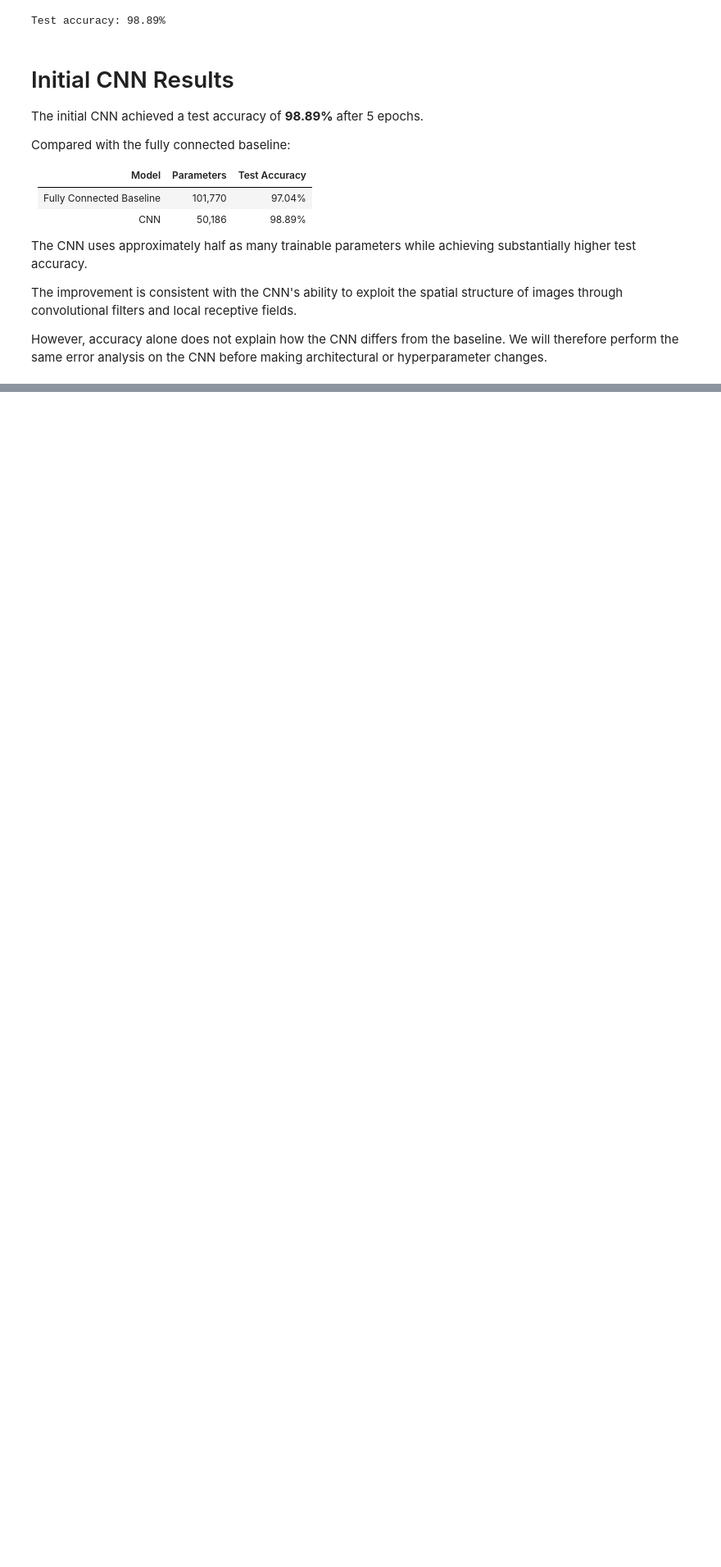
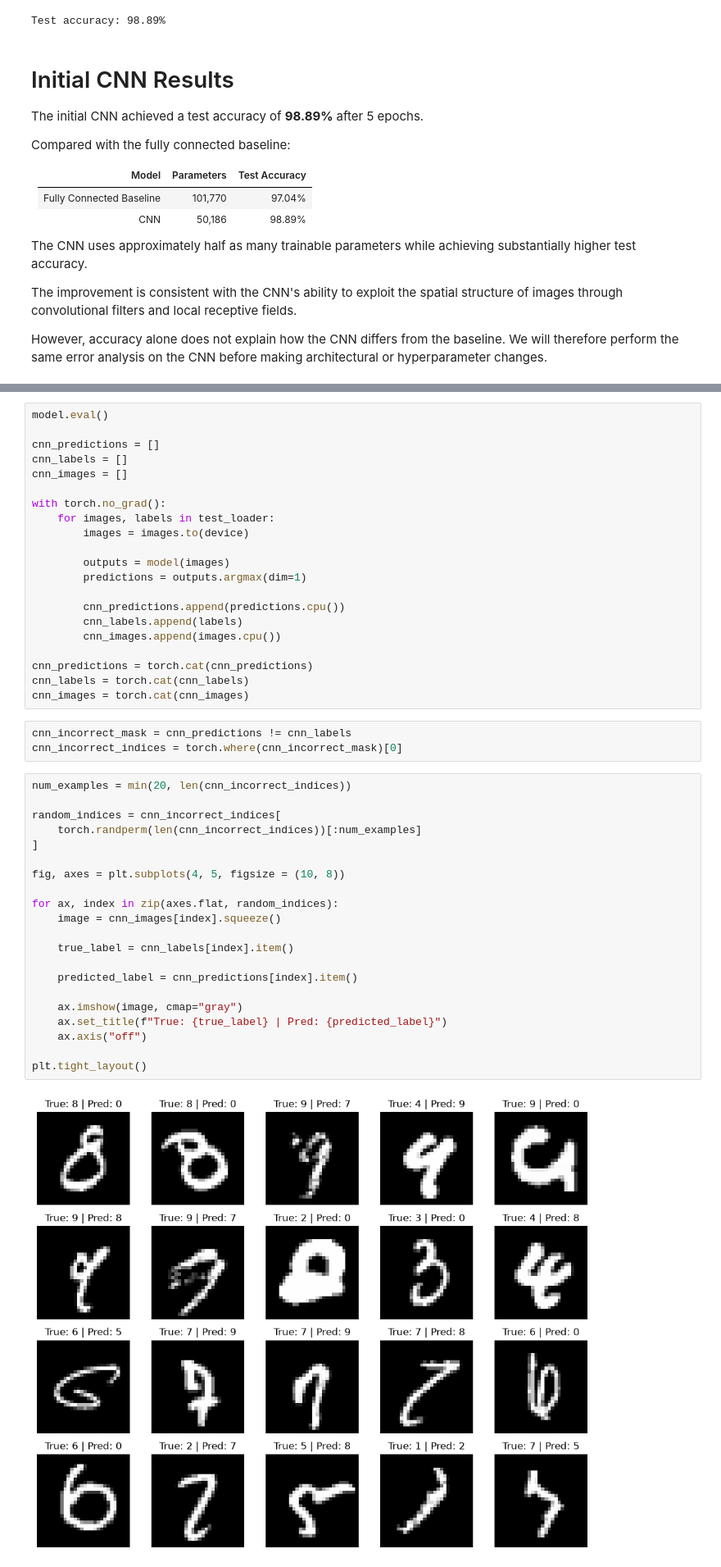
Before and after one commit to ttzeteny/digit-vision, a Jupyter notebook: ml/notebooks/03_cnn_model.ipynb, the cells around one changed output, grey strips where cells are left out. Shown at 82% size. Cells and saved outputs as stored; diff of their text form; blank space fills up the shorter version.

```diff
--- a/ml/notebooks/03_cnn_model.ipynb
+++ b/ml/notebooks/03_cnn_model.ipynb
@@ -266,0 +277,47 @@ However, accuracy alone does not explain how the CNN differs from the baseline.
+# %%
+model.eval()
+
+cnn_predictions = []
+cnn_labels = []
+cnn_images = []
+
+with torch.no_grad():
+    for images, labels in test_loader:
+        images = images.to(device)
+
+        outputs = model(images)
+        predictions = outputs.argmax(dim=1)
+
+        cnn_predictions.append(predictions.cpu())
+        cnn_labels.append(labels)
+        cnn_images.append(images.cpu())
+
+cnn_predictions = torch.cat(cnn_predictions)
+cnn_labels = torch.cat(cnn_labels)
+cnn_images = torch.cat(cnn_images)
+# %%
+cnn_incorrect_mask = cnn_predictions != cnn_labels
+cnn_incorrect_indices = torch.where(cnn_incorrect_mask)[0]
+# %%
+num_examples = min(20, len(cnn_incorrect_indices))
+
+random_indices = cnn_incorrect_indices[
+    torch.randperm(len(cnn_incorrect_indices))[:num_examples]
+]
+
+fig, axes = plt.subplots(4, 5, figsize = (10, 8))
+
+for ax, index in zip(axes.flat, random_indices):
+    image = cnn_images[index].squeeze()
+
+    true_label = cnn_labels[index].item()
+
+    predicted_label = cnn_predictions[index].item()
+
+    ax.imshow(image, cmap="gray")
+    ax.set_title(f"True: {true_label} | Pred: {predicted_label}")
+    ax.axis("off")
+
+plt.tight_layout()
+# %% [output]
+[figure, added]
```
Also changed, not shown: parts of 17 cells of this notebook.
